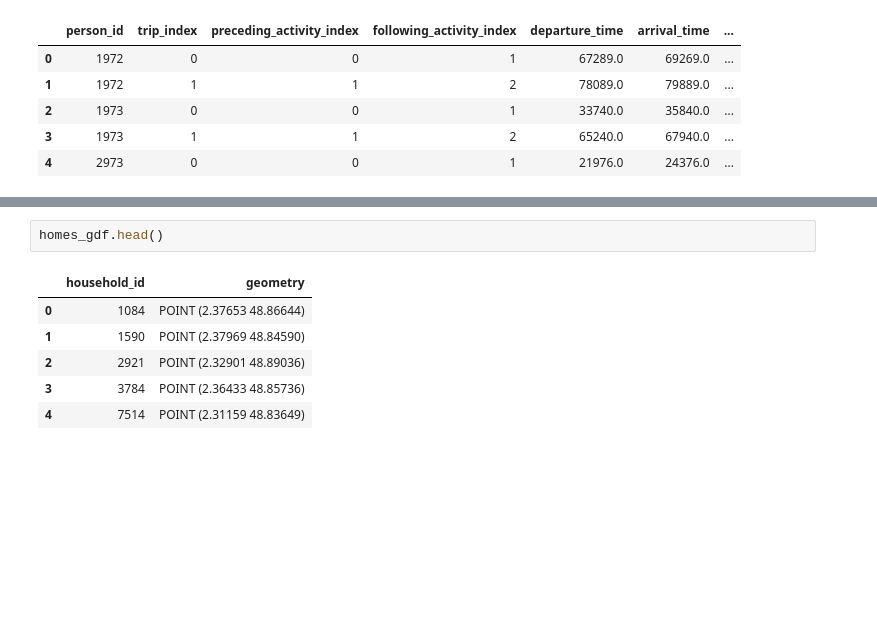
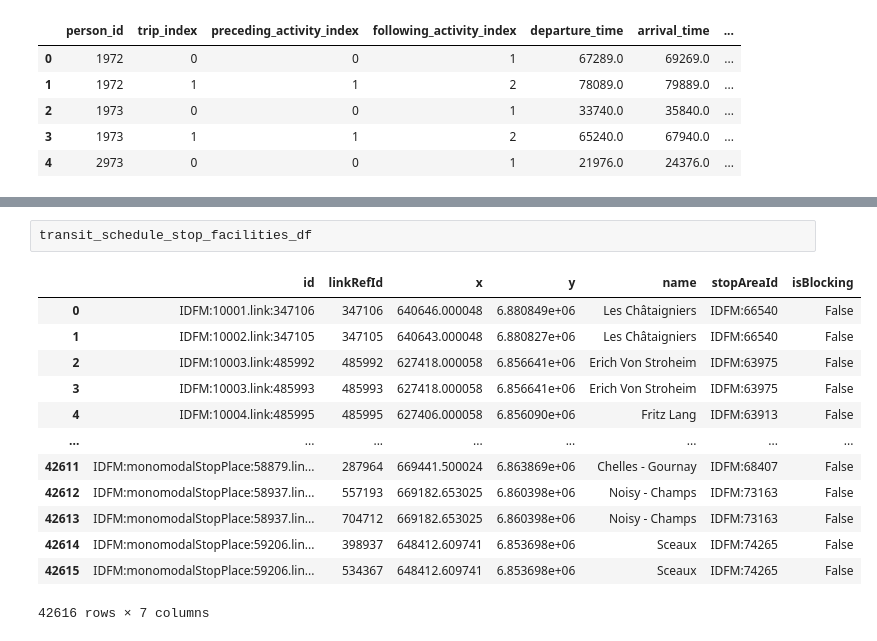
Before and after one commit to enatterer/matsim-ile-de-france, a Jupyter notebook: ile_de_france/src/main/python/understand_data/understand_simulation_input_data.ipynb, the cells around one changed output, grey strips where cells are left out. Cells and saved outputs as stored; diff of their text form; blank space fills up the shorter version.

```diff
--- a/ile_de_france/src/main/python/understand_data/understand_simulation_input_data.ipynb
+++ b/ile_de_france/src/main/python/understand_data/understand_simulation_input_data.ipynb
@@ -148,9 +215,16 @@ activities_df.head()
-# %%
-homes_gdf.head()
-# %% [output]
-|  | household_id | geometry |
-| 0 | 1084 | POINT (2.37653 48.86644) |
-| 1 | 1590 | POINT (2.37969 48.84590) |
-| 2 | 2921 | POINT (2.32901 48.89036) |
-| 3 | 3784 | POINT (2.36433 48.85736) |
-| 4 | 7514 | POINT (2.31159 48.83649) |
+# %%
+transit_schedule_stop_facilities_df
+# %% [output]
+|  | id | linkRefId | x | y | name | stopAreaId | isBlocking |
+| 0 | IDFM:10001.link:347106 | 347106 | 640646.000048 | 6.880849e+06 | Les Châtaigniers | IDFM:66540 | False |
+| 1 | IDFM:10002.link:347105 | 347105 | 640643.000048 | 6.880827e+06 | Les Châtaigniers | IDFM:66540 | False |
+| 2 | IDFM:10003.link:485992 | 485992 | 627418.000058 | 6.856641e+06 | Erich Von Stroheim | IDFM:63975 | False |
+| 3 | IDFM:10003.link:485993 | 485993 | 627418.000058 | 6.856641e+06 | Erich Von Stroheim | IDFM:63975 | False |
+| 4 | IDFM:10004.link:485995 | 485995 | 627406.000058 | 6.856090e+06 | Fritz Lang | IDFM:63913 | False |
+| ... | ... | ... | ... | ... | ... | ... | ... |
+| 42611 | IDFM:monomodalStopPlace:58879.lin... | 287964 | 669441.500024 | 6.863869e+06 | Chelles - Gournay | IDFM:68407 | False |
+| 42612 | IDFM:monomodalStopPlace:58937.lin... | 557193 | 669182.653025 | 6.860398e+06 | Noisy - Champs | IDFM:73163 | False |
+| 42613 | IDFM:monomodalStopPlace:58937.lin... | 704712 | 669182.653025 | 6.860398e+06 | Noisy - Champs | IDFM:73163 | False |
+| 42614 | IDFM:monomodalStopPlace:59206.lin... | 398937 | 648412.609741 | 6.853698e+06 | Sceaux | IDFM:74265 | False |
+| 42615 | IDFM:monomodalStopPlace:59206.lin... | 534367 | 648412.609741 | 6.853698e+06 | Sceaux | IDFM:74265 | False |
+42616 rows × 7 columns
```
Also changed, not shown: parts of 11 cells of this notebook, 1 other file.
